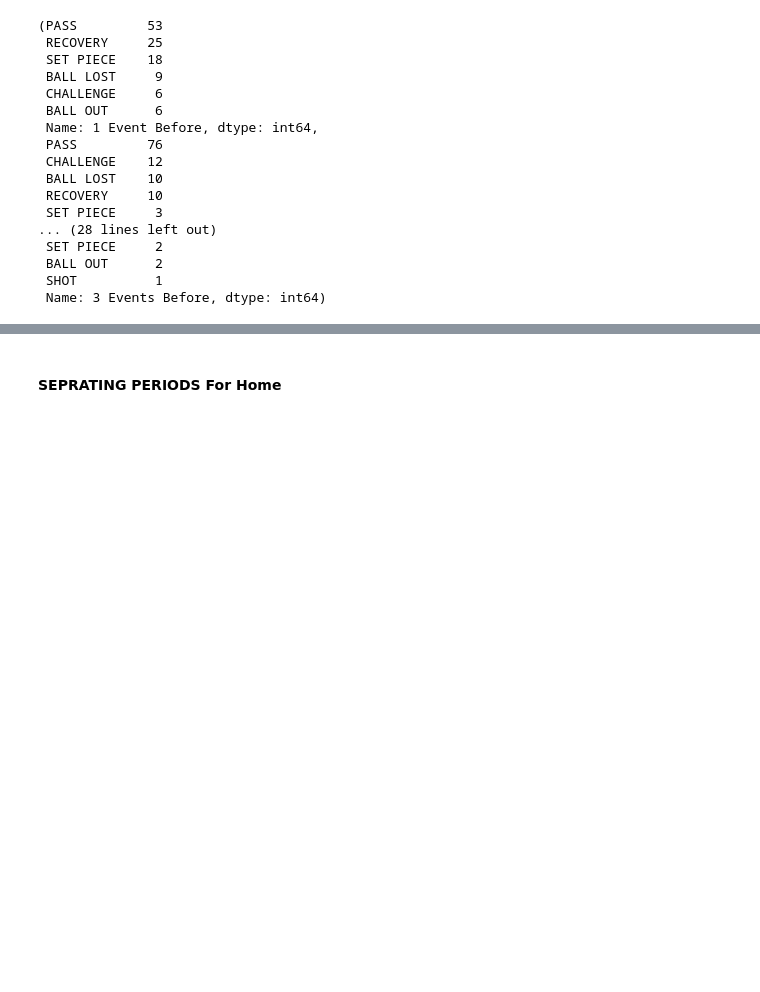
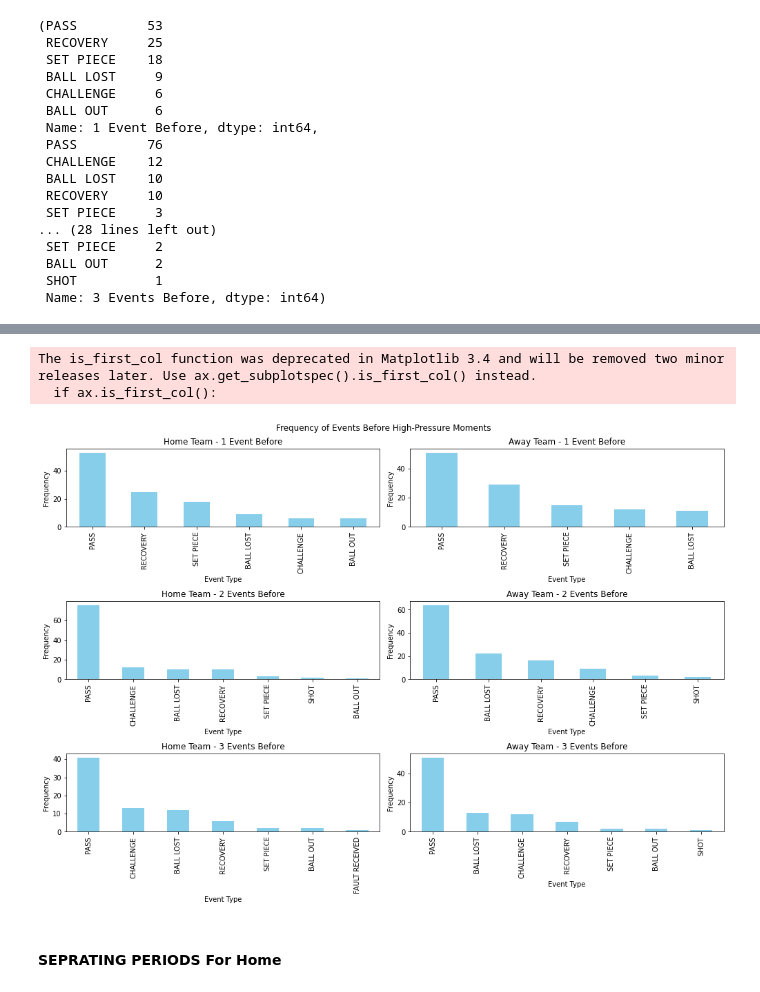
Before and after one commit to nahiid/Soccer-High-Pressure-Moments, a Jupyter notebook: src/high_pre_soccer.ipynb, the cells around one changed output, grey strips where cells are left out. Saved outputs shown, nothing was run; the diff lists cells and outputs as text; code cells hidden in the pictures; blank space fills up the shorter version.

Commit message:
Visualize Type of leading events

```diff
--- a/src/high_pre_soccer.ipynb
+++ b/src/high_pre_soccer.ipynb
@@ -792,14 +792,3 @@ freq_away_3 = type_triples_away['3 Events Before'].value_counts()
  BALL OUT      2
  SHOT          1
  Name: 3 Events Before, dtype: int64)
-# %%
-# Frequency analysis for each event position in both datasets
-freq_home_1 = type_triples_home['1 Event Before'].value_counts()
-freq_home_2 = type_triples_home['2 Events Before'].value_counts()
-freq_home_3 = type_triples_home['3 Events Before'].value_counts()
-
-freq_away_1 = type_triples_away['1 Event Before'].value_counts()
-freq_away_2 = type_triples_away['2 Events Before'].value_counts()
-freq_away_3 = type_triples_away['3 Events Before'].value_counts()
-
-(freq_home_1, freq_home_2, freq_home_3, freq_away_1, freq_away_2, freq_away_3)
@@ -824,3 +823,32 @@ freq_away_3 = type_triples_away['3 Events Before'].value_counts()
+# %%
+import matplotlib.pyplot as plt
+
+# Function to plot frequency bar charts
+def plot_event_frequencies(freq_data, title, ax):
+    freq_data.plot(kind='bar', ax=ax, color='skyblue')
+    ax.set_title(title)
+    ax.set_ylabel('Frequency')
+    ax.set_xlabel('Event Type')
+
+# Creating subplots
+fig, axes = plt.subplots(3, 2, figsize=(14, 10), tight_layout=True)
+fig.suptitle('Frequency of Events Before High-Pressure Moments')
+
+# Plotting for Home Team
+plot_event_frequencies(freq_home_1, 'Home Team - 1 Event Before', axes[0, 0])
+plot_event_frequencies(freq_home_2, 'Home Team - 2 Events Before', axes[1, 0])
+plot_event_frequencies(freq_home_3, 'Home Team - 3 Events Before', axes[2, 0])
+
+# Plotting for Away Team
+plot_event_frequencies(freq_away_1, 'Away Team - 1 Event Before', axes[0, 1])
+plot_event_frequencies(freq_away_2, 'Away Team - 2 Events Before', axes[1, 1])
+plot_event_frequencies(freq_away_3, 'Away Team - 3 Events Before', axes[2, 1])
+
+plt.show()
+# %% [output]
+The is_first_col function was deprecated in Matplotlib 3.4 and will be removed two minor releases later. Use ax.get_subplotspec().is_first_col() instead.
+  if ax.is_first_col():
+[figure, added]
 # %% [markdown]
 #### SEPRATING PERIODS For Home
 # %%
```
Also changed, not shown: parts of 2 cells of this notebook.
